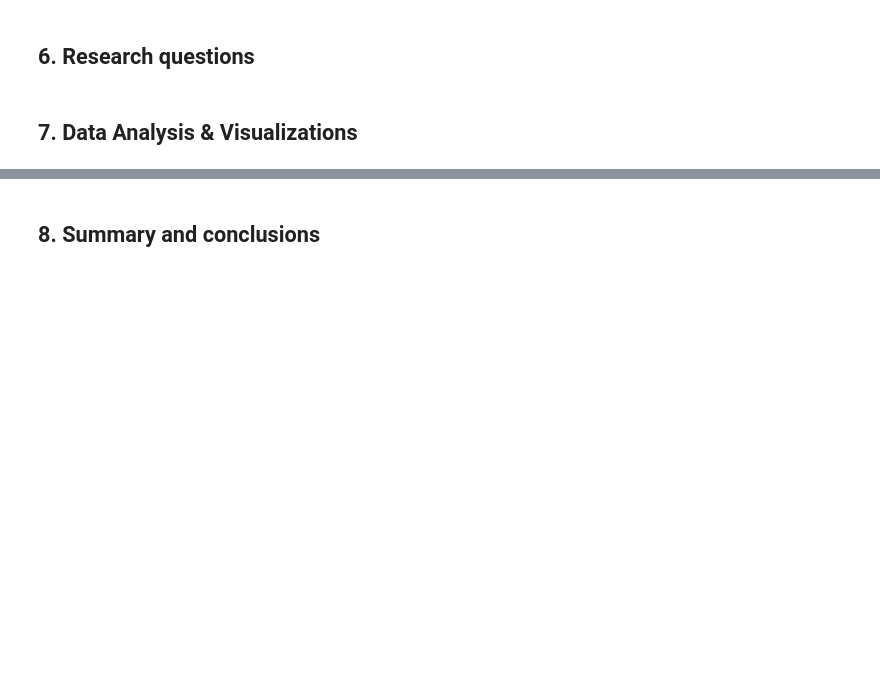
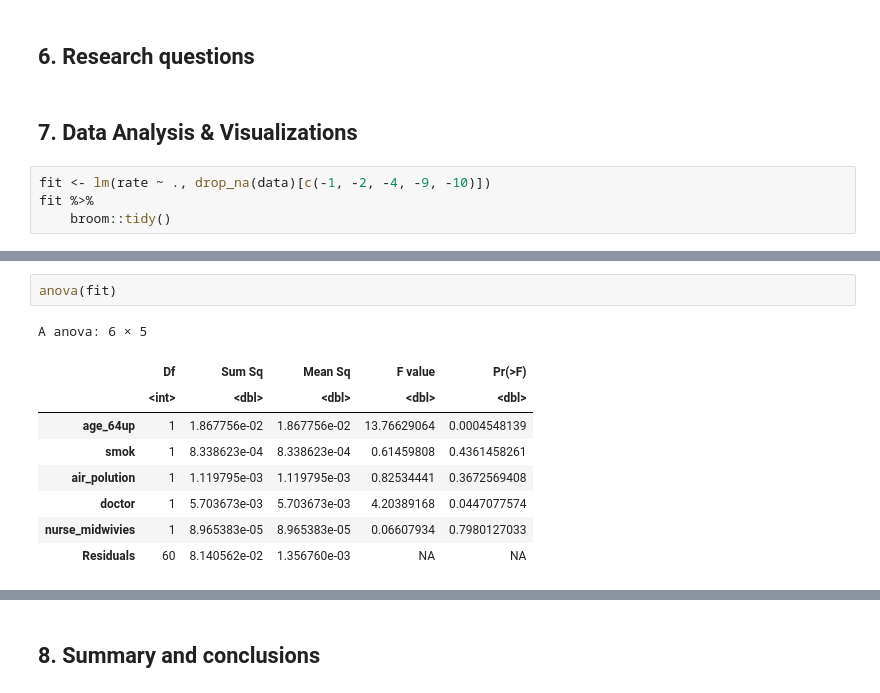
Before and after one commit to flizhou/age_effects_on_COVID-19, a Jupyter notebook: scripts/eda.ipynb, the cells around one changed output, grey strips where cells are left out. Drawn from its saved outputs; the diff is of its cells as text; blank space fills up the shorter version.

```diff
--- a/scripts/eda.ipynb
+++ b/scripts/eda.ipynb
@@ -240,3 +268,7 @@ A data.frame: 6 × 11
 ## 6. Research questions
 # %% [markdown]
 ## 7. Data Analysis & Visualizations
+# %%
+fit <- lm(rate ~ ., drop_na(data)[c(-1, -2, -4, -9, -10)])
+fit %>%
+    broom::tidy()
@@ -242,0 +285,12 @@ A data.frame: 6 × 11
+# %%
+anova(fit)
+# %% [output]
+A anova: 6 × 5
+|  | Df | Sum Sq | Mean Sq | F value | Pr(>F) |
+|  | <int> | <dbl> | <dbl> | <dbl> | <dbl> |
+| age_64up | 1 | 1.867756e-02 | 1.867756e-02 | 13.76629064 | 0.0004548139 |
+| smok | 1 | 8.338623e-04 | 8.338623e-04 | 0.61459808 | 0.4361458261 |
+| air_polution | 1 | 1.119795e-03 | 1.119795e-03 | 0.82534441 | 0.3672569408 |
+| doctor | 1 | 5.703673e-03 | 5.703673e-03 | 4.20389168 | 0.0447077574 |
+| nurse_midwivies | 1 | 8.965383e-05 | 8.965383e-05 | 0.06607934 | 0.7980127033 |
+| Residuals | 60 | 8.140562e-02 | 1.356760e-03 | NA | NA |
```
Also changed, not shown: parts of 23 cells of this notebook.
